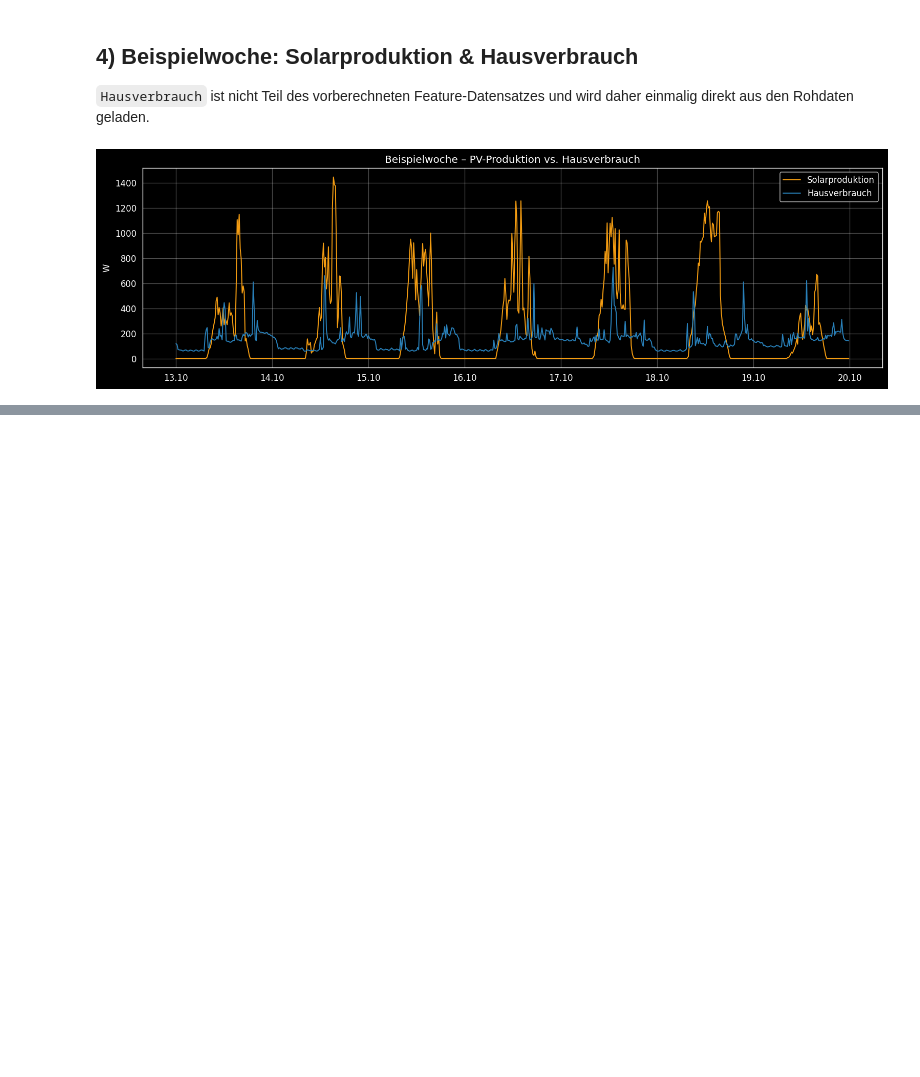
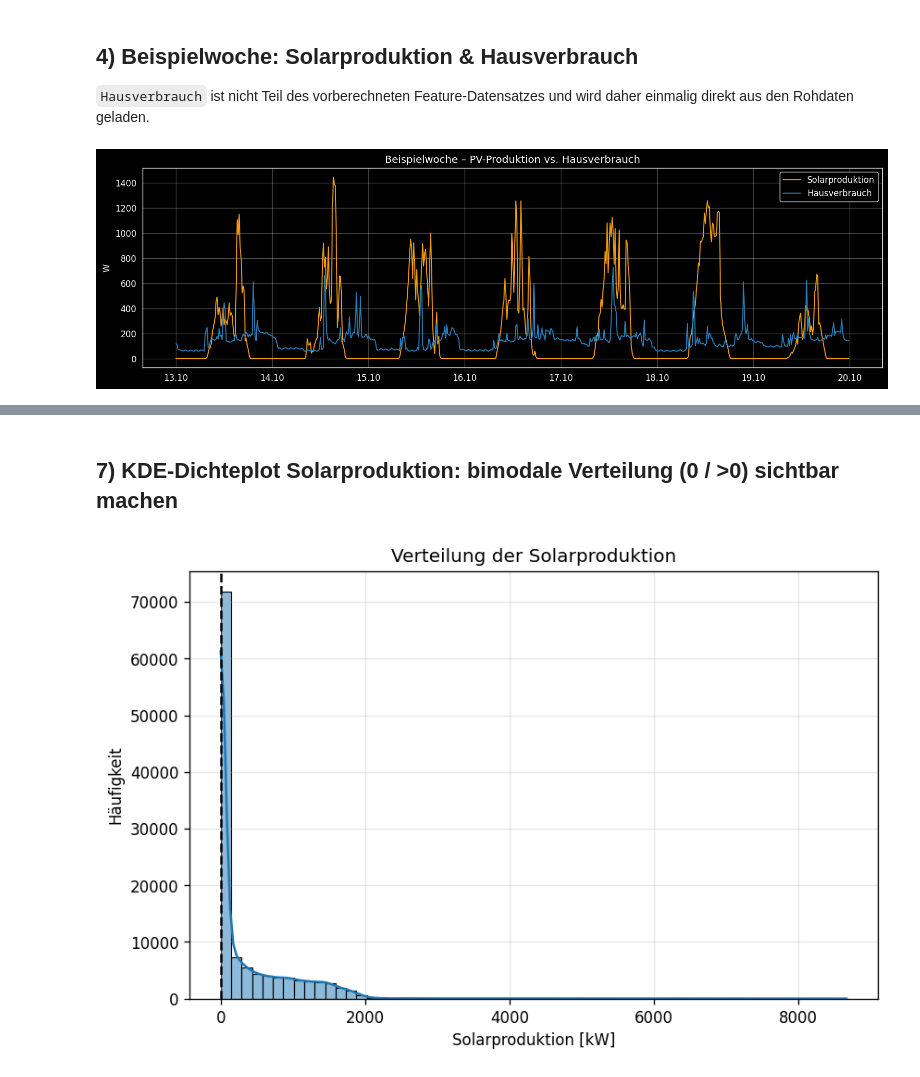
Before and after one commit to Anni075/KI-Project, a Jupyter notebook: notebooks/01_univariate_analyse.ipynb, the cells around one changed output, grey strips where cells are left out. Drawn from its saved outputs; the diff is of its cells as text; code cells hidden in the pictures; blank space fills up the shorter version.

```diff
--- a/notebooks/01_univariate_analyse.ipynb
+++ b/notebooks/01_univariate_analyse.ipynb
@@ -268,0 +373,20 @@ plt.show()
+# %% [markdown]
+## 7) KDE-Dichteplot Solarproduktion: bimodale Verteilung (0 / >0) sichtbar machen
+# %%
+plt.figure(figsize=(8,5))
+
+sns.histplot(
+    df[TARGET],
+    bins=60,
+    kde=True
+)
+
+plt.xlabel("Solarproduktion [kW]")
+plt.ylabel("Häufigkeit")
+plt.title("Verteilung der Solarproduktion")
+
+plt.axvline(0, color="black", linestyle="--")
+
+plt.show()
+# %% [output]
+[figure, added]
```
Also changed, not shown: parts of 9 cells of this notebook.
